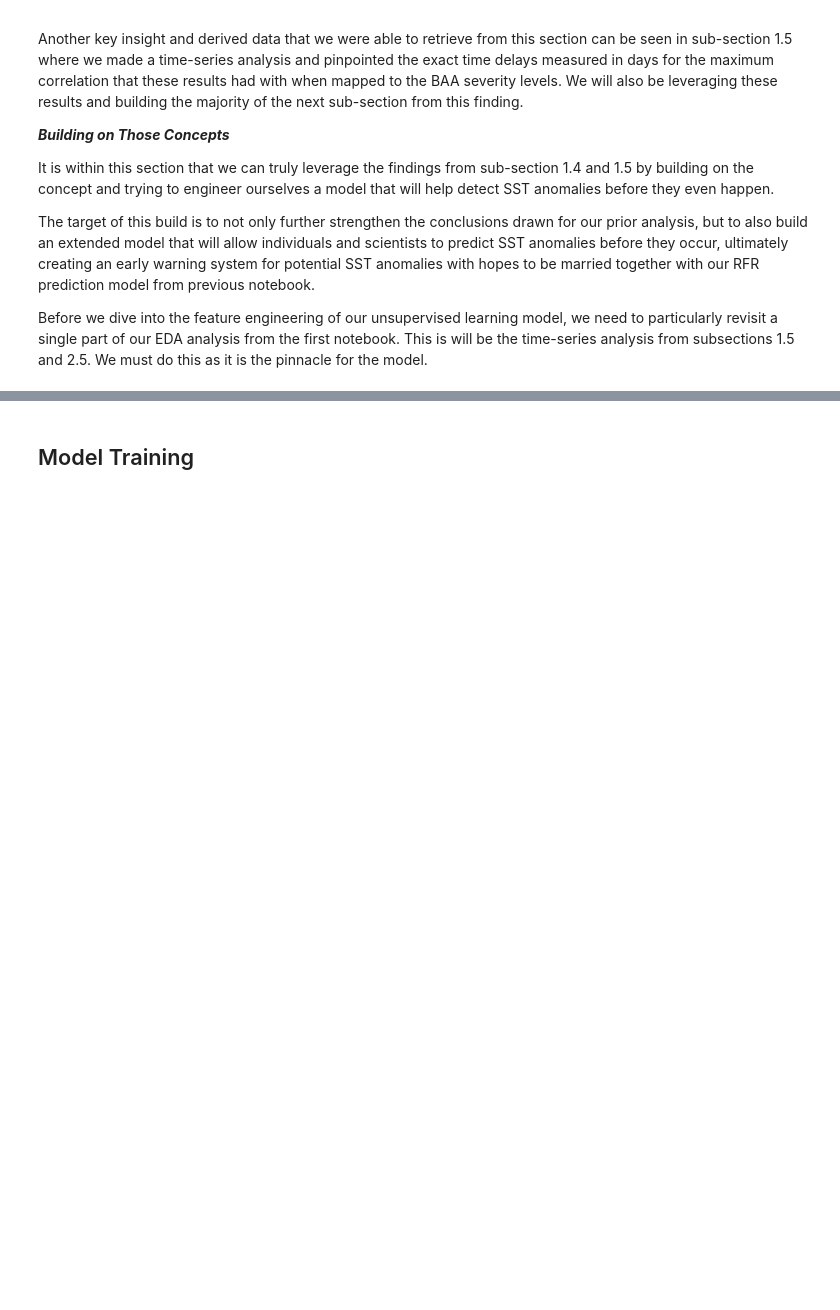
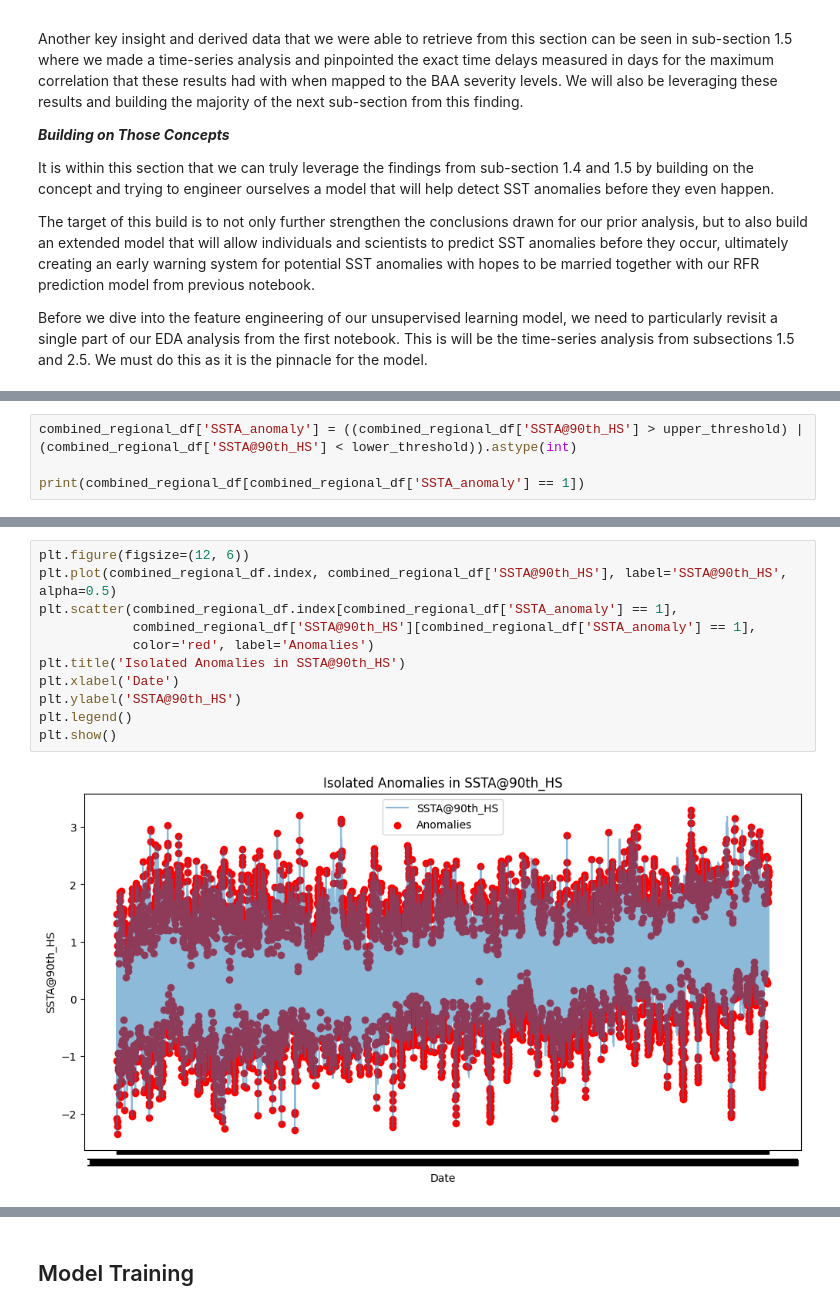
Before and after one commit to KengoKato02/coral-bleach-predictor, a Jupyter notebook: src/notebooks/noaa_extension.ipynb, the cells around one changed output, grey strips where cells are left out. Saved outputs shown, nothing was run; the diff lists cells and outputs as text; blank space fills up the shorter version.

```diff
--- a/src/notebooks/noaa_extension.ipynb
+++ b/src/notebooks/noaa_extension.ipynb
@@ -102,0 +213,4 @@ As we will be focusing particularly onto the SST anomalies within this section,
+# %%
+combined_regional_df['SSTA_anomaly'] = ((combined_regional_df['SSTA@90th_HS'] > upper_threshold) | (combined_regional_df['SSTA@90th_HS'] < lower_threshold)).astype(int)
+
+print(combined_regional_df[combined_regional_df['SSTA_anomaly'] == 1])
@@ -102,0 +235,13 @@ As we will be focusing particularly onto the SST anomalies within this section,
+# %%
+plt.figure(figsize=(12, 6))
+plt.plot(combined_regional_df.index, combined_regional_df['SSTA@90th_HS'], label='SSTA@90th_HS', alpha=0.5)
+plt.scatter(combined_regional_df.index[combined_regional_df['SSTA_anomaly'] == 1],
+            combined_regional_df['SSTA@90th_HS'][combined_regional_df['SSTA_anomaly'] == 1],
+            color='red', label='Anomalies')
+plt.title('Isolated Anomalies in SSTA@90th_HS')
+plt.xlabel('Date')
+plt.ylabel('SSTA@90th_HS')
+plt.legend()
+plt.show()
+# %% [output]
+[figure, added]
```
Also changed, not shown: parts of 23 cells of this notebook.
